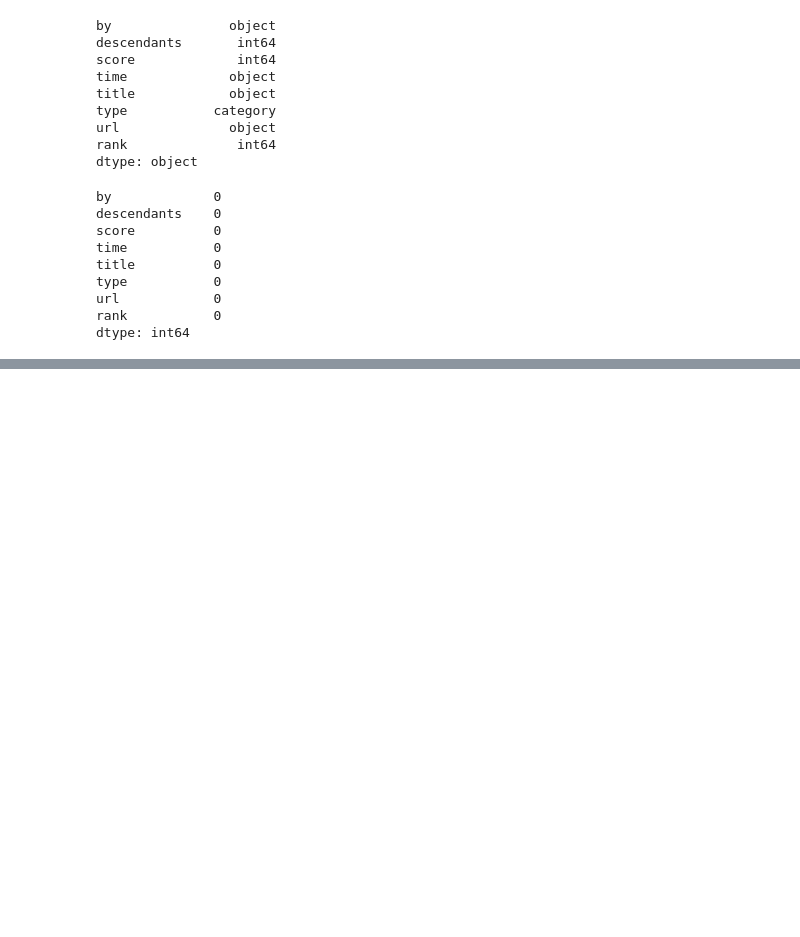
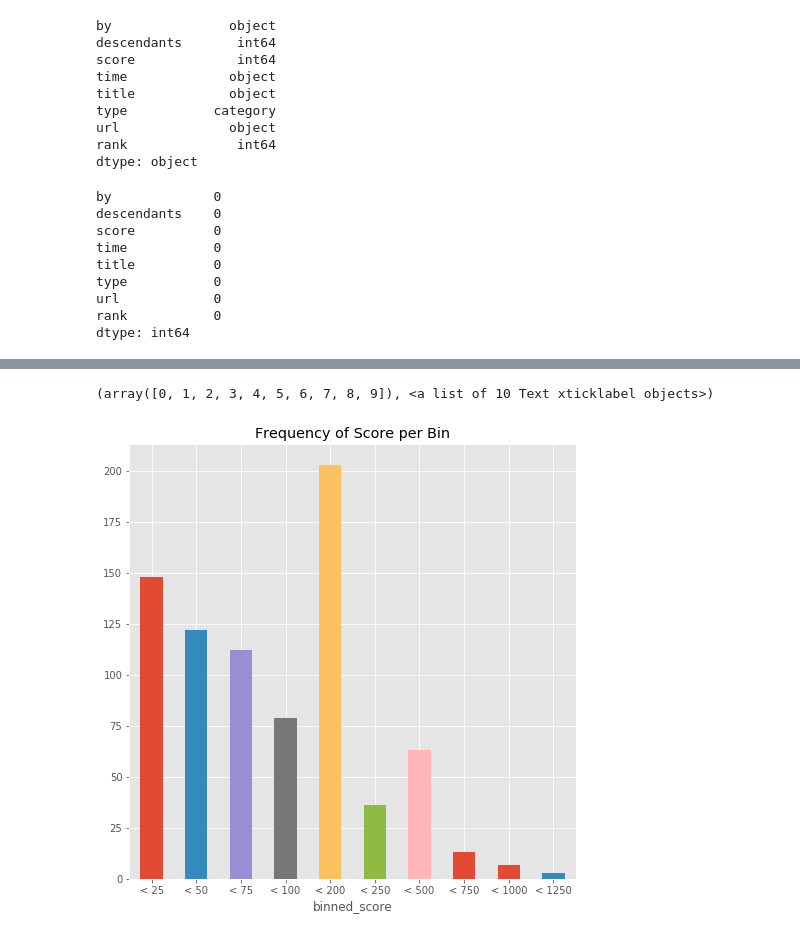
Before and after one commit to g2ransom/data-analytics, a Jupyter notebook: hacker_news/hn_analysis.ipynb, the cells around one changed output, grey strips where cells are left out. Saved outputs shown, nothing was run; the diff lists cells and outputs as text; code cells hidden in the pictures; blank space fills up the shorter version.

```diff
--- a/hacker_news/hn_analysis.ipynb
+++ b/hacker_news/hn_analysis.ipynb
@@ -79,0 +203,10 @@ TypeError: expected string or buffer
+# %%
+bins = [0, 25, 50, 75, 100, 200, 250, 500, 750, 1000, 1250]
+labels = ['< 25', '< 50', '< 75', '< 100', '< 200', '< 250', '< 500', '< 750', '< 1000', '< 1250']
+df['binned_score'] = pd.cut(df['score'], bins=bins, labels=labels)
+bin_groups = df.groupby('binned_score')['score'].count()
+bin_groups.plot(kind='bar', title='Frequency of Score per Bin', figsize=(8,8))
+plt.xticks(rotation='horizontal')
+# %% [output]
+(array([0, 1, 2, 3, 4, 5, 6, 7, 8, 9]), <a list of 10 Text xticklabel objects>)
+[figure, added]
```
Also changed, not shown: parts of 22 cells of this notebook.
